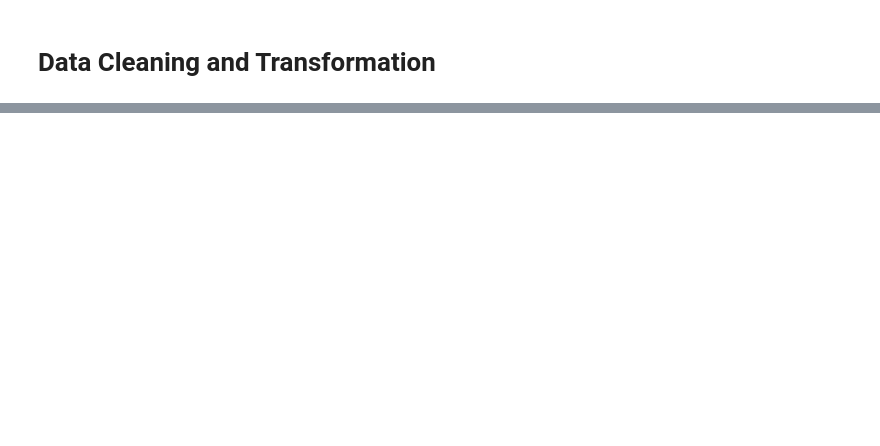
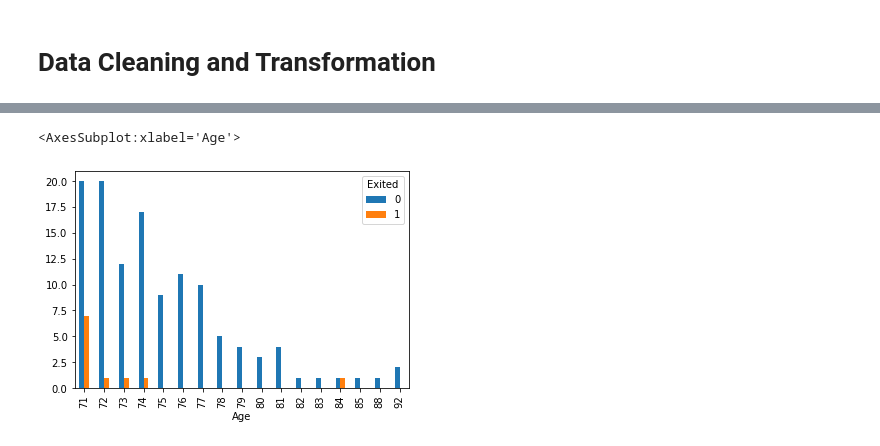
Before and after one commit to VinceTruong/Churn_Modelling, a Jupyter notebook: Vu Truong.ipynb, the cells around one changed output, grey strips where cells are left out. Drawn from its saved outputs; the diff is of its cells as text; code cells hidden in the pictures; blank space fills up the shorter version.

```diff
--- a/Vu Truong.ipynb
+++ b/Vu Truong.ipynb
@@ -220,0 +254,5 @@ len(z_score[np.abs(z_score) > 3])
+# %%
+pd.crosstab(df[stats.zscore(df['Age']) > 3]['Age'], df[stats.zscore(df['Age']) > 3]['Exited']).plot(kind='bar')
+# %% [output]
+<AxesSubplot:xlabel='Age'>
+[figure, added]
```
Also changed, not shown: parts of 5 cells of this notebook.
